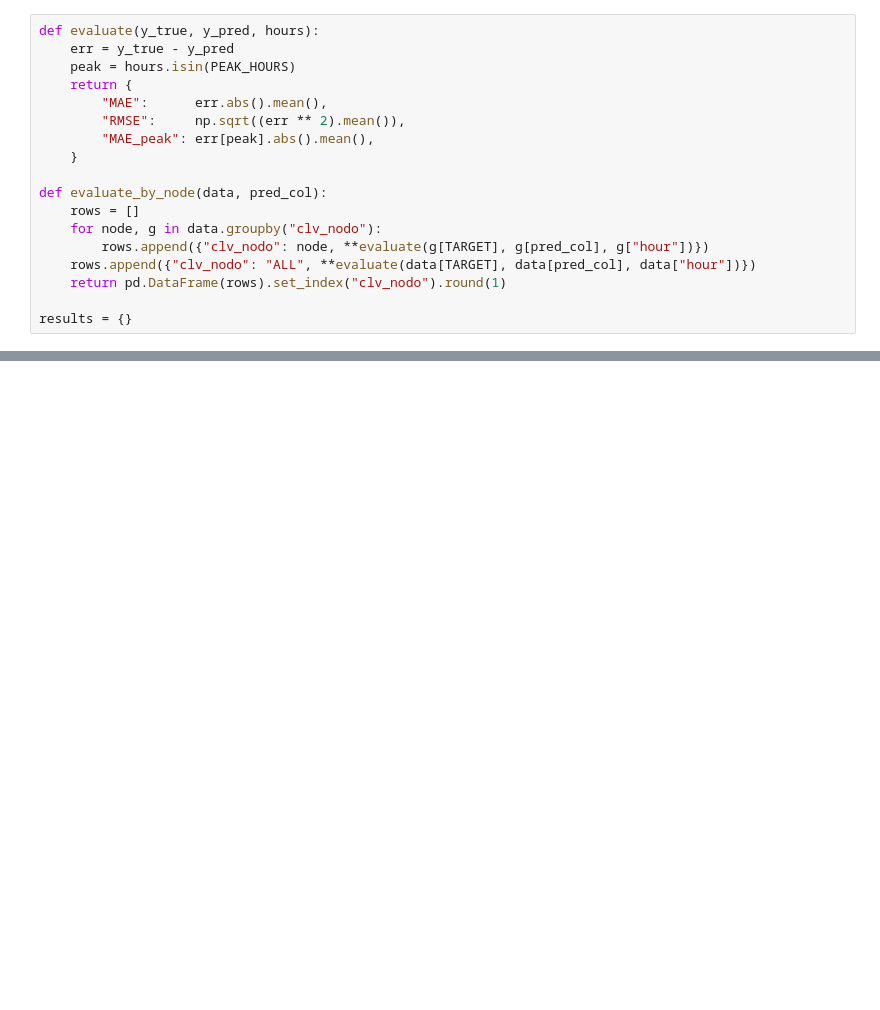
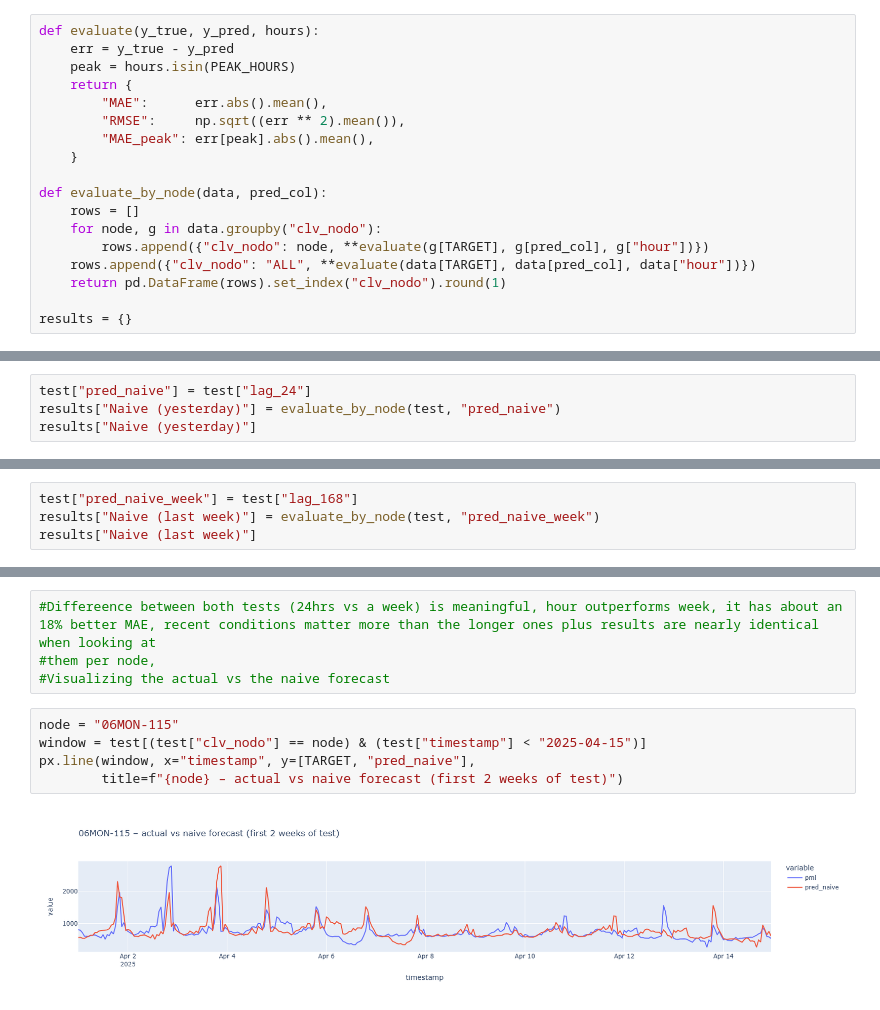
Before and after one commit to zyangarduno/CENACE-CHALLENGE, a Jupyter notebook: notebooks/03_modeling.ipynb, the cells around one changed output, grey strips where cells are left out. Cells and saved outputs as stored; diff of their text form; blank space fills up the shorter version.

Commit message:
Baseline configuration
Modeling previous configurations: features, split, evaluation, naive baselines

```diff
--- a/notebooks/03_modeling.ipynb
+++ b/notebooks/03_modeling.ipynb
@@ -174,0 +193,4 @@ results = {}
+# %%
+test["pred_naive"] = test["lag_24"]
+results["Naive (yesterday)"] = evaluate_by_node(test, "pred_naive")
+results["Naive (yesterday)"]
@@ -174,0 +212,4 @@ results = {}
+# %%
+test["pred_naive_week"] = test["lag_168"]
+results["Naive (last week)"] = evaluate_by_node(test, "pred_naive_week")
+results["Naive (last week)"]
@@ -174,0 +237,11 @@ results = {}
+# %%
+#Differeence between both tests (24hrs vs a week) is meaningful, hour outperforms week, it has about an 18% better MAE, recent conditions matter more than the longer ones plus results are nearly identical when looking at
+#them per node,
+#Visualizing the actual vs the naive forecast
+# %%
+node = "06MON-115"
+window = test[(test["clv_nodo"] == node) & (test["timestamp"] < "2025-04-15")]
+px.line(window, x="timestamp", y=[TARGET, "pred_naive"],
+        title=f"{node} – actual vs naive forecast (first 2 weeks of test)")
+# %% [output]
+[figure, added]
```
Also changed, not shown: parts of 9 cells of this notebook, 1 other file.
